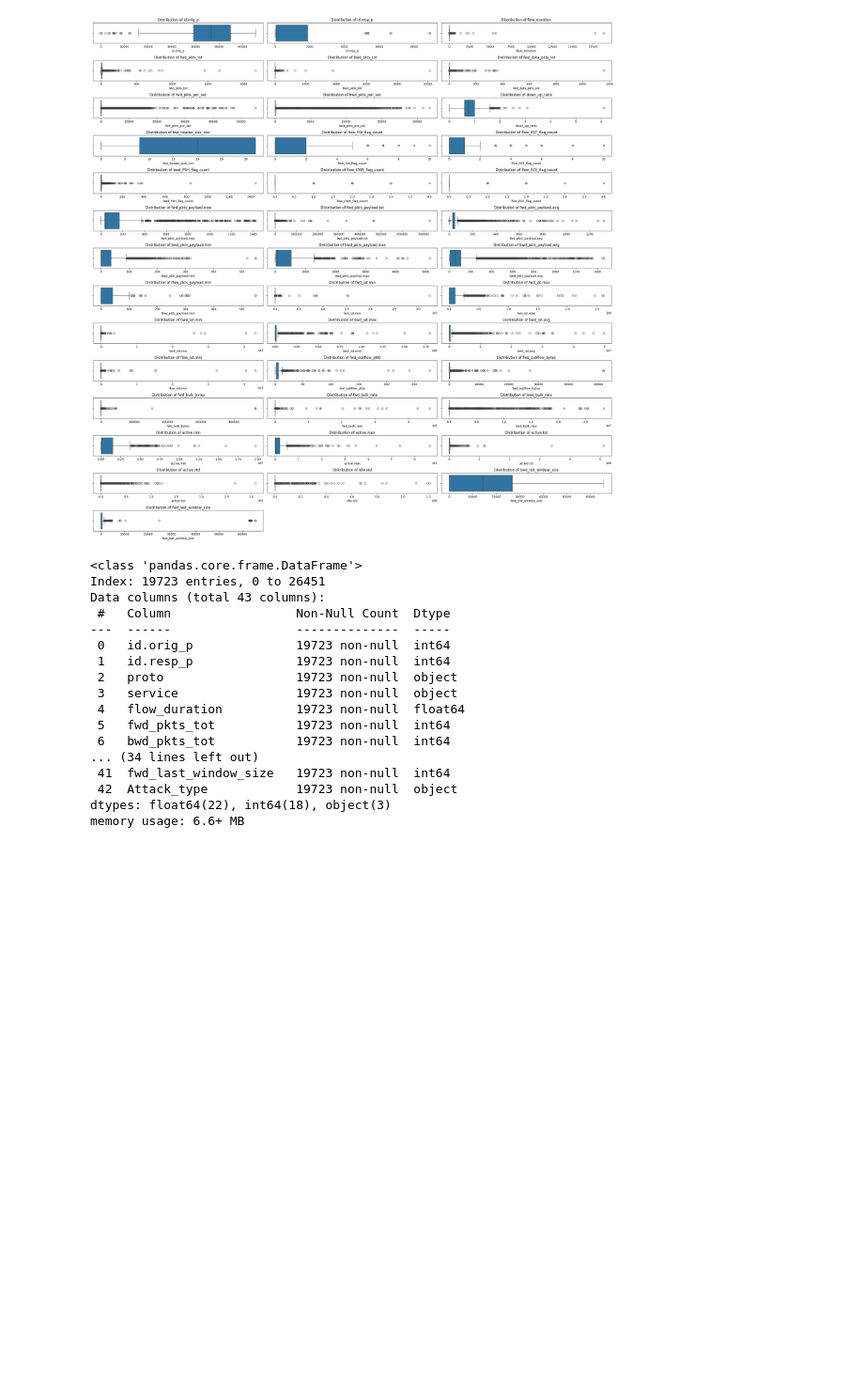
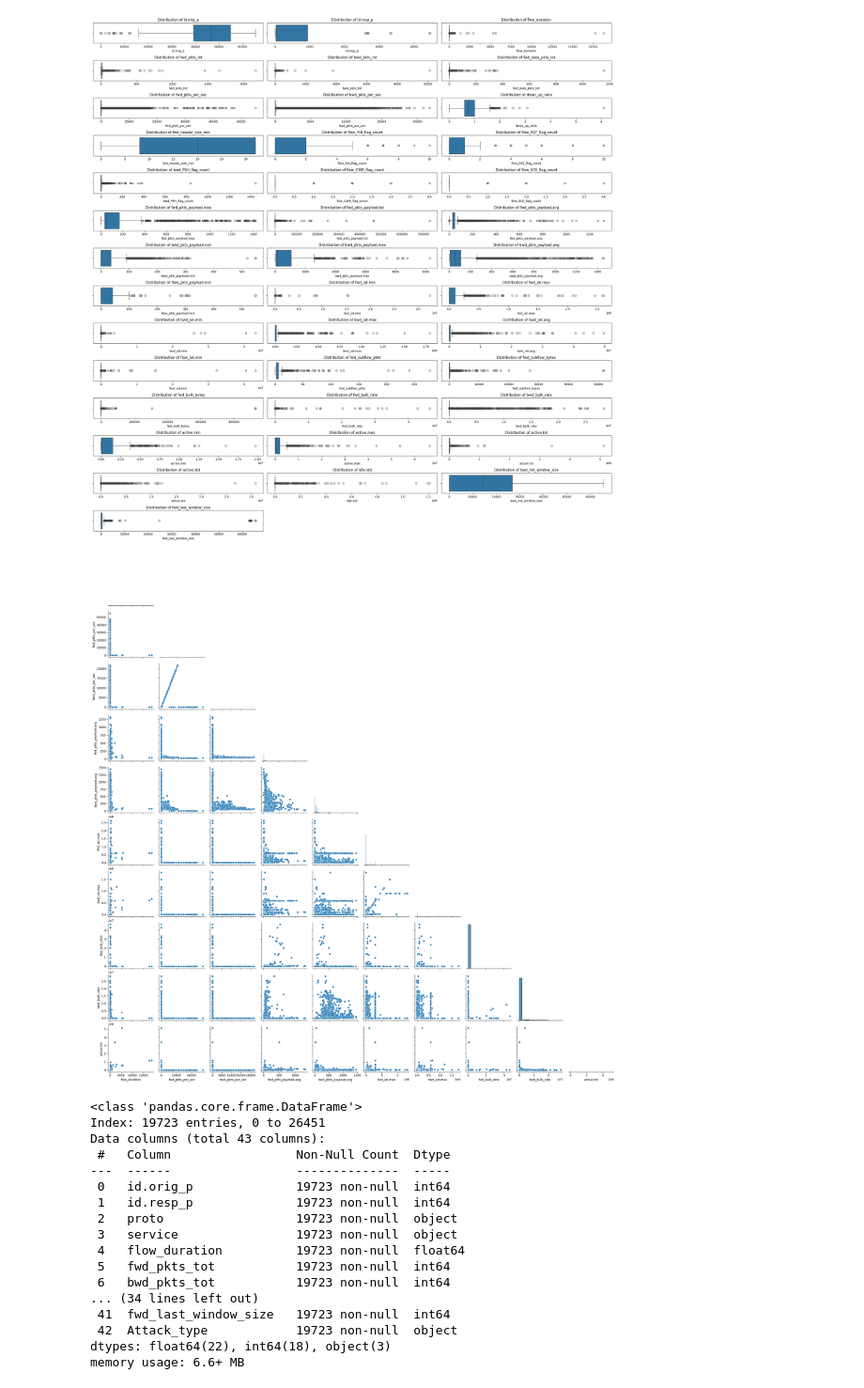
Before and after one commit to EfeDogan/Classification_and_Clustering_on_NetworkIDS_Dataset, a Jupyter notebook: assignment_4.ipynb, the cells around one changed output. Shown at 94% size. Cells and saved outputs as stored; diff of their text form; code cells hidden in the pictures; blank space fills up the shorter version.

```diff
--- a/assignment_4.ipynb
+++ b/assignment_4.ipynb
@@ -199,3 +197,13 @@ plt.tight_layout()
+# %%
+# Pairplot or scatterplot
+# Due to large number of features, we will plot a sample of 5 numerical features
+numerical_cols.tolist()
+sampled_cols = ['flow_duration', 'fwd_pkts_per_sec', 'bwd_pkts_per_sec', 'fwd_pkts_payload.avg', 'bwd_pkts_payload.avg', 'fwd_iat.max', 'bwd_iat.max', 'fwd_bulk_rate', 'bwd_bulk_rate', 'active.tot']
+# Use scatter plots instead of KDE to avoid errors
+sns.pairplot(df[sampled_cols + ['Attack_type']], corner=True)
+plt.show()
+# %% [output]
+[figure, added]
 # %%
 df.info()
 # %% [output]
```
Also changed, not shown: parts of 6 cells of this notebook.
